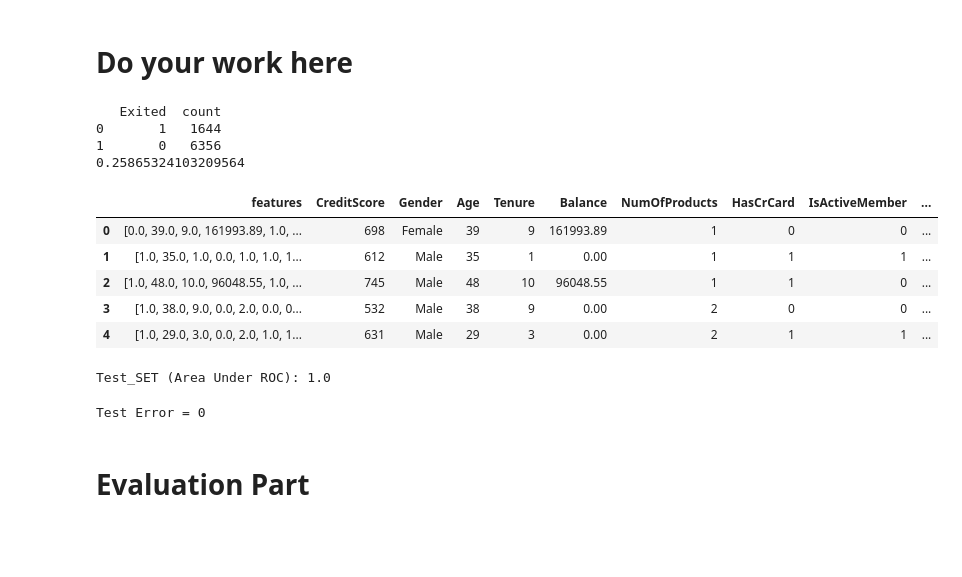
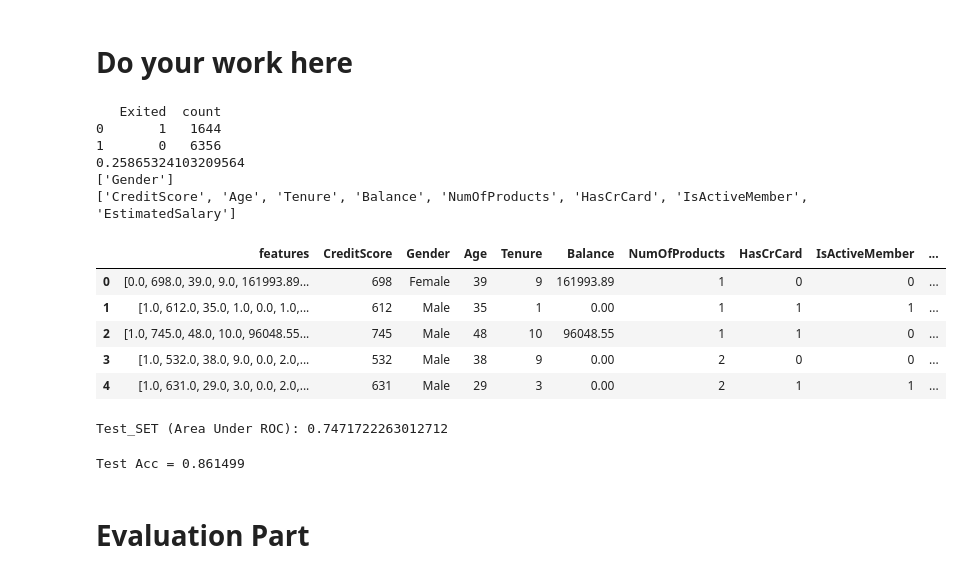
Before and after one commit to james77777778/CCBDA-2019-Spring-0750730, a Jupyter notebook: HW4/CCBDA-HW4-0750730.ipynb, the cells around one changed output. Cells and saved outputs as stored; diff of their text form; code cells hidden in the pictures; blank space fills up the shorter version.

```diff
--- a/HW4/CCBDA-HW4-0750730.ipynb
+++ b/HW4/CCBDA-HW4-0750730.ipynb
@@ -60,58 +60,55 @@ ratio = df_label_pd['count'].iloc[0]/df_label_pd['count'].iloc[1]
 print(df_label_pd)
 print(ratio)
 
-# add weight balance
-from pyspark.sql.functions import when, col
-def weight_balance(labels):
-    return when(labels == 0, ratio).otherwise(1*(1-ratio))
+cat_cols = [item[0] for item in df.dtypes if item[1].startswith('string')]
+num_cols = [item[0] for item in df.dtypes if item[1].startswith('int') | item[1].startswith('double')][0:-1]
 
-df = df.withColumn('weights', weight_balance(col('Exited')))
+print(cat_cols)
+print(num_cols)
 # %% [output]
    Exited  count
 0       1   1644
 1       0   6356
 0.25865324103209564
+['Gender']
+['CreditScore', 'Age', 'Tenure', 'Balance', 'NumOfProducts', 'HasCrCard', 'IsActiveMember', 'EstimatedSalary']
 # %%
 # feature engineering
 from pyspark.ml.feature import OneHotEncoder, StringIndexer, VectorAssembler
 from pyspark.ml import Pipeline
-
-
-cat_cols = [item[0] for item in df.dtypes if item[1].startswith('string')]
-num_cols = [item[0] for item in df.dtypes if item[1].startswith('int') | item[1].startswith('double')][1:]
 
 indexers = [
     StringIndexer(inputCol=c, outputCol="{0}_indexed".format(c))
     for c in cat_cols
 ]
 encoders = [
     OneHotEncoder(
         inputCol=indexer.getOutputCol(),
         outputCol="{0}_encoded".format(indexer.getOutputCol()))
     for indexer in indexers
 ]
 assemblerInputs = [encoder.getOutputCol() for encoder in encoders] + num_cols
 assembler = VectorAssembler(
     inputCols=assemblerInputs,
     outputCol="features"
 )
 
 
 cols = df.columns
 pipeline = Pipeline(stages = indexers + encoders + [assembler])
 pipelineModel = pipeline.fit(df)
 df = pipelineModel.transform(df)
 
 selectedCols = ['features'] + cols
 df = df.select(selectedCols)
 pd.DataFrame(df.take(5), columns=df.columns)
 # %% [output]
 |  | features | CreditScore | Gender | Age | Tenure | Balance | NumOfProducts | HasCrCard | IsActiveMember | ... |
-| 0 | [0.0, 39.0, 9.0, 161993.89, 1.0, ... | 698 | Female | 39 | 9 | 161993.89 | 1 | 0 | 0 | ... |
-| 1 | [1.0, 35.0, 1.0, 0.0, 1.0, 1.0, 1... | 612 | Male | 35 | 1 | 0.00 | 1 | 1 | 1 | ... |
-| 2 | [1.0, 48.0, 10.0, 96048.55, 1.0, ... | 745 | Male | 48 | 10 | 96048.55 | 1 | 1 | 0 | ... |
-| 3 | [1.0, 38.0, 9.0, 0.0, 2.0, 0.0, 0... | 532 | Male | 38 | 9 | 0.00 | 2 | 0 | 0 | ... |
-| 4 | [1.0, 29.0, 3.0, 0.0, 2.0, 1.0, 1... | 631 | Male | 29 | 3 | 0.00 | 2 | 1 | 1 | ... |
+| 0 | [0.0, 698.0, 39.0, 9.0, 161993.89... | 698 | Female | 39 | 9 | 161993.89 | 1 | 0 | 0 | ... |
+| 1 | [1.0, 612.0, 35.0, 1.0, 0.0, 1.0,... | 612 | Male | 35 | 1 | 0.00 | 1 | 1 | 1 | ... |
+| 2 | [1.0, 745.0, 48.0, 10.0, 96048.55... | 745 | Male | 48 | 10 | 96048.55 | 1 | 1 | 0 | ... |
+| 3 | [1.0, 532.0, 38.0, 9.0, 0.0, 2.0,... | 532 | Male | 38 | 9 | 0.00 | 2 | 0 | 0 | ... |
+| 4 | [1.0, 631.0, 29.0, 3.0, 0.0, 2.0,... | 631 | Male | 29 | 3 | 0.00 | 2 | 1 | 1 | ... |
 # %%
 # Logistic Regression
 train, test = df.randomSplit([0.80, 0.20], seed=42)
@@ -119,7 +116,7 @@ train, test = df.randomSplit([0.80, 0.20], seed=42)
 # first we check how LogisticRegression perform
 from pyspark.ml.classification import LogisticRegression
 
-LR = LogisticRegression(featuresCol = 'features', labelCol = 'Exited', maxIter=15)
+LR = LogisticRegression(featuresCol = 'features', labelCol = 'Exited', maxIter=10)
 LR_model = LR.fit(train)
 
 from pyspark.ml.evaluation import BinaryClassificationEvaluator
@@ -127,21 +124,21 @@ predictions_LR = LR_model.transform(test)
 evaluator = BinaryClassificationEvaluator(labelCol="Exited")
 print("Test_SET (Area Under ROC): " + str(evaluator.evaluate(predictions_LR, {evaluator.metricName: "areaUnderROC"})))
 # %% [output]
-Test_SET (Area Under ROC): 1.0
+Test_SET (Area Under ROC): 0.7471722263012712
 # %%
 # Gradient Boosting Trees
 from pyspark.ml.classification import GBTClassifier
 from pyspark.ml.evaluation import MulticlassClassificationEvaluator
 
-gbt = GBTClassifier(featuresCol = 'features', labelCol = 'Exited', maxIter=15)
+gbt = GBTClassifier(featuresCol = 'features', labelCol = 'Exited', maxIter=20, maxDepth=5, maxBins=27)
 GBT_Model = gbt.fit(train)
 gbt_predictions = GBT_Model.transform(test)
 evaluator = MulticlassClassificationEvaluator(
     labelCol="Exited", predictionCol="prediction", metricName="accuracy")
 accuracy = evaluator.evaluate(gbt_predictions)
-print("Test Error = %g" % (1.0 - accuracy))
+print("Test Acc = %g" % (accuracy))
 # %% [output]
-Test Error = 0
+Test Acc = 0.861499
 # %% [markdown]
 # Evaluation Part
 # %% [markdown]
```
Also changed, not shown: parts of 2 cells of this notebook.
